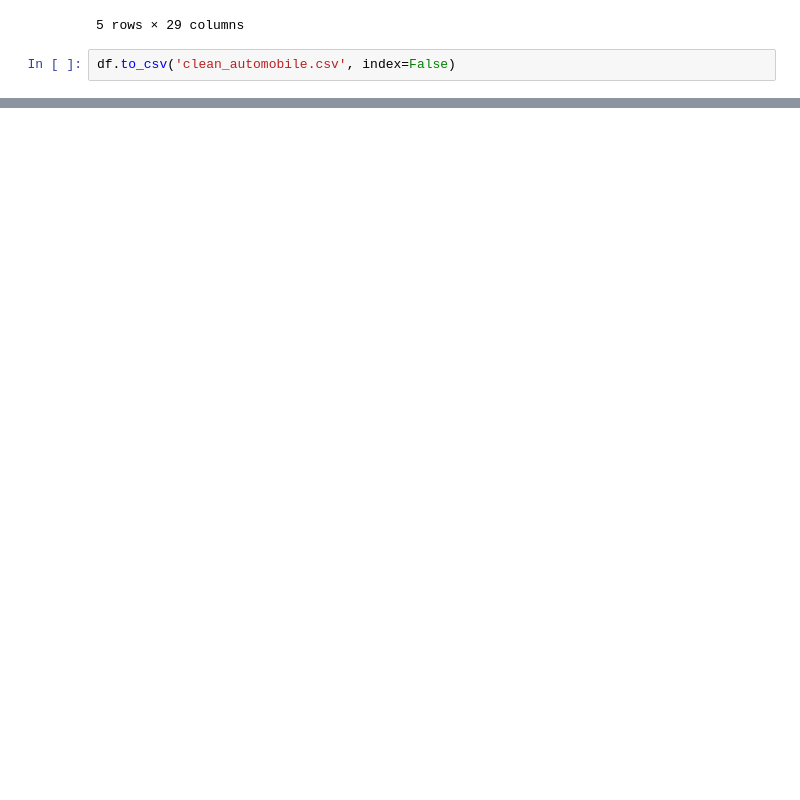
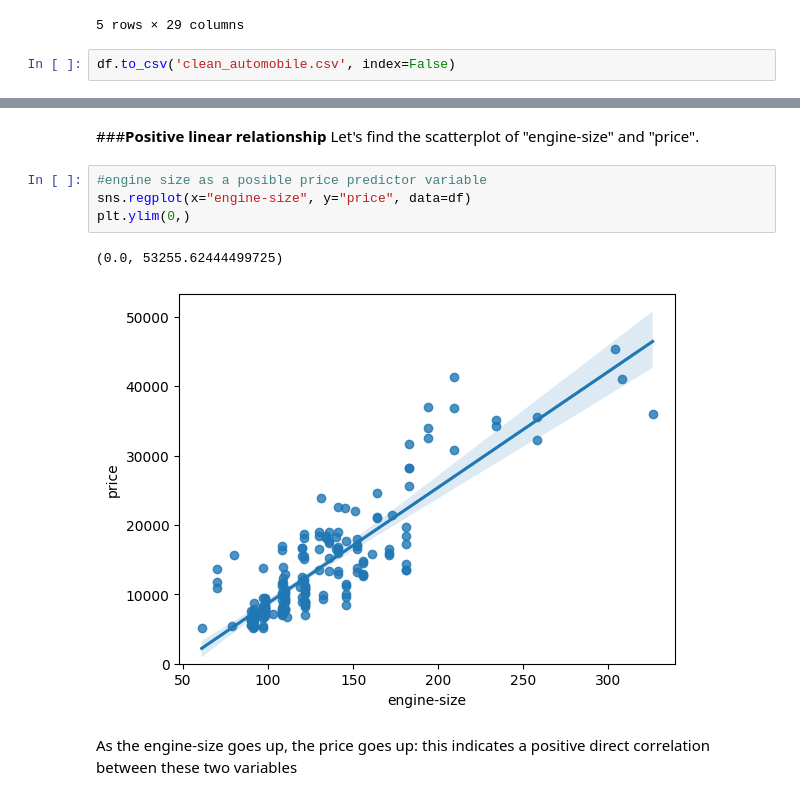
Before and after one commit to Rubieskyama/Data-Science-Ecosystem, a Jupyter notebook: Data Analytics with Python/Used_cars_pricing_analyzer.ipynb, the cells around one changed output, grey strips where cells are left out. Saved outputs shown, nothing was run; the diff lists cells and outputs as text; blank space fills up the shorter version.

Commit message:
Analyzing individual feature patterns using visualization

```diff
--- a/Data Analytics with Python/Used_cars_pricing_analyzer.ipynb
+++ b/Data Analytics with Python/Used_cars_pricing_analyzer.ipynb
@@ -399,0 +402,12 @@ df.to_csv('clean_automobile.csv', index=False)
+# %% [markdown]
+###**Positive linear relationship**
+Let's find the scatterplot of "engine-size" and "price".
+# %%
+#engine size as a posible price predictor variable
+sns.regplot(x="engine-size", y="price", data=df)
+plt.ylim(0,)
+# %% [output]
+(0.0, 53255.62444499725)
+[figure, added]
+# %% [markdown]
+As the engine-size goes up, the price goes up: this indicates a positive direct correlation between these two variables
```
Also changed, not shown: parts of 24 cells of this notebook.
